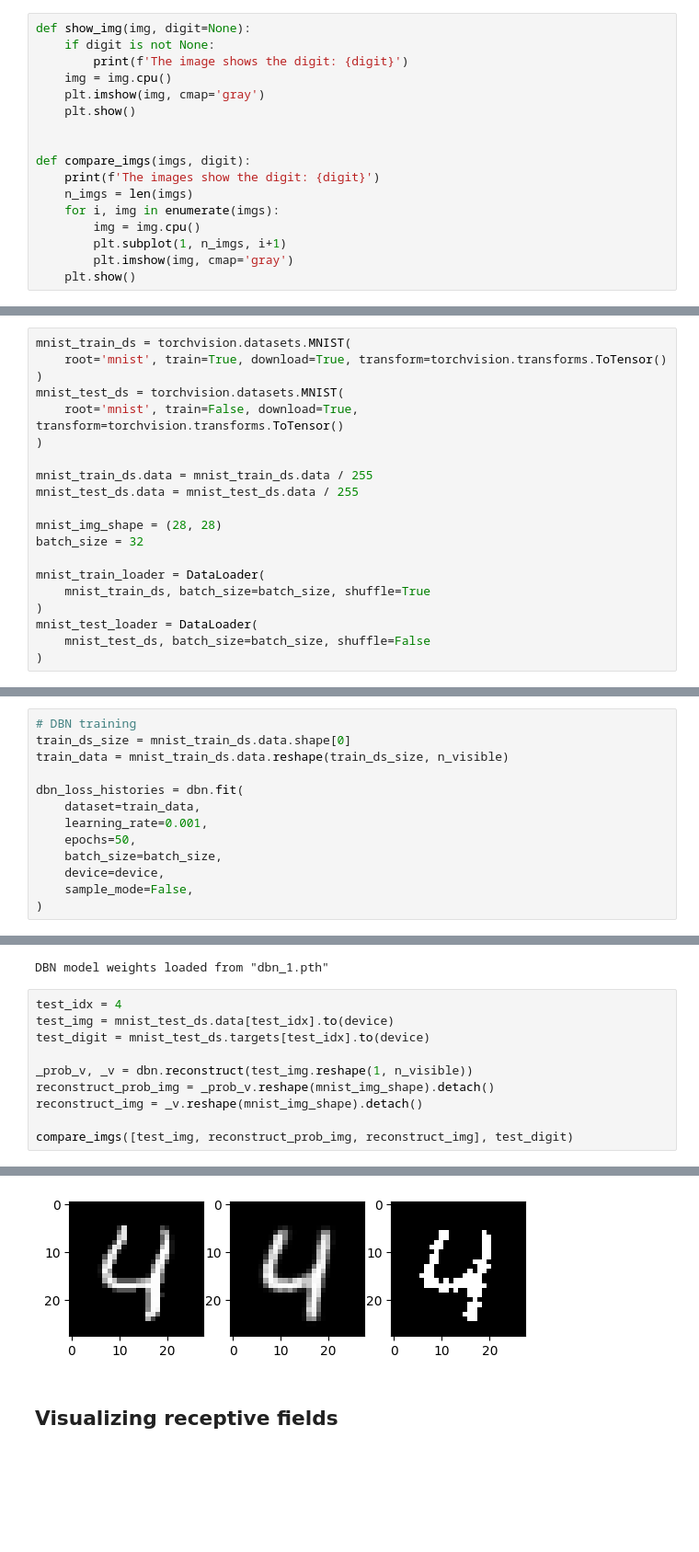
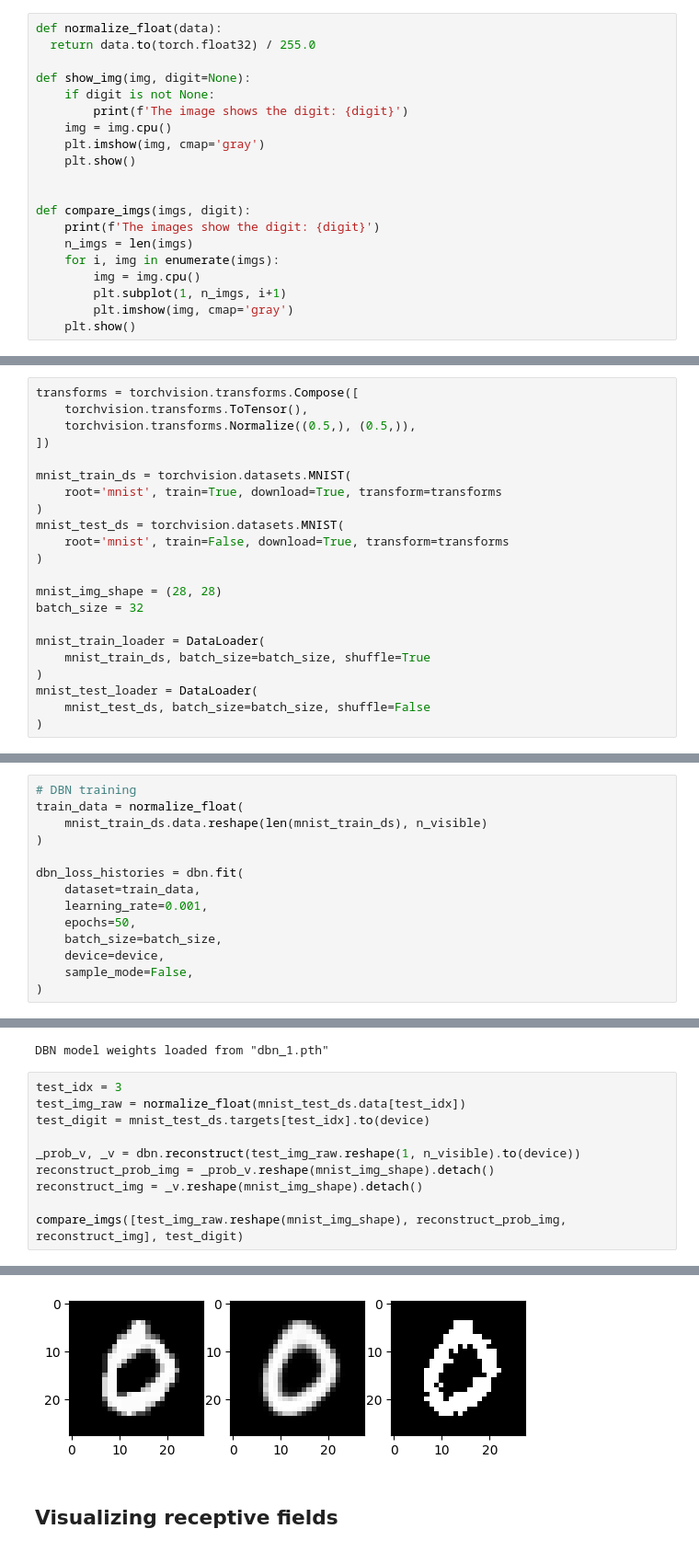
Before and after one commit to pavelihno/cognition-computation-project, a Jupyter notebook: notebook.ipynb, the cells around one changed output, grey strips where cells are left out. Shown at 92% size. Drawn from its saved outputs; the diff is of its cells as text; blank space fills up the shorter version.

```diff
--- a/notebook.ipynb
+++ b/notebook.ipynb
@@ -170,6 +170,9 @@ class DBN(nn.Module):
 # %% [markdown]
 ## Utils functions
 # %%
+def normalize_float(data):
+  return data.to(torch.float32) / 255.0
+
 def show_img(img, digit=None):
     if digit is not None:
         print(f'The image shows the digit: {digit}')
@@ -196,15 +199,17 @@ print(f'Using device: {device_name}')
 # %% [output]
 Using device: cuda
 # %%
+transforms = torchvision.transforms.Compose([
+    torchvision.transforms.ToTensor(),
+    torchvision.transforms.Normalize((0.5,), (0.5,)),
+])
+
 mnist_train_ds = torchvision.datasets.MNIST(
-    root='mnist', train=True, download=True, transform=torchvision.transforms.ToTensor()
+    root='mnist', train=True, download=True, transform=transforms
 )
 mnist_test_ds = torchvision.datasets.MNIST(
-    root='mnist', train=False, download=True, transform=torchvision.transforms.ToTensor()
+    root='mnist', train=False, download=True, transform=transforms
 )
-
-mnist_train_ds.data = mnist_train_ds.data / 255
-mnist_test_ds.data = mnist_test_ds.data / 255
 
 mnist_img_shape = (28, 28)
 batch_size = 32
@@ -305,8 +310,9 @@ dbn.to(device)
 dbn_weights_file_name = 'dbn_1.pth'
 # %%
 # DBN training
-train_ds_size = mnist_train_ds.data.shape[0]
-train_data = mnist_train_ds.data.reshape(train_ds_size, n_visible)
+train_data = normalize_float(
+    mnist_train_ds.data.reshape(len(mnist_train_ds), n_visible)
+)
 
 dbn_loss_histories = dbn.fit(
     dataset=train_data,
@@ -351,13 +357,13 @@ print(f'DBN model weights loaded from "{dbn_weights_file_name}"')
 # %% [output]
 DBN model weights loaded from "dbn_1.pth"
 # %%
-test_idx = 4
-test_img = mnist_test_ds.data[test_idx].to(device)
+test_idx = 3
+test_img_raw = normalize_float(mnist_test_ds.data[test_idx])
 test_digit = mnist_test_ds.targets[test_idx].to(device)
 
-_prob_v, _v = dbn.reconstruct(test_img.reshape(1, n_visible))
+_prob_v, _v = dbn.reconstruct(test_img_raw.reshape(1, n_visible).to(device))
 reconstruct_prob_img = _prob_v.reshape(mnist_img_shape).detach()
 reconstruct_img = _v.reshape(mnist_img_shape).detach()
 
-compare_imgs([test_img, reconstruct_prob_img, reconstruct_img], test_digit)
+compare_imgs([test_img_raw.reshape(mnist_img_shape), reconstruct_prob_img, reconstruct_img], test_digit)
 # %% [output]
@@ -365,4 +371,4 @@ The images show the digit: 4
-[figure, old version]
+[figure, new version]
 # %% [markdown]
 ## Visualizing receptive fields
 # %%
```
Also changed, not shown: parts of 21 cells of this notebook.
